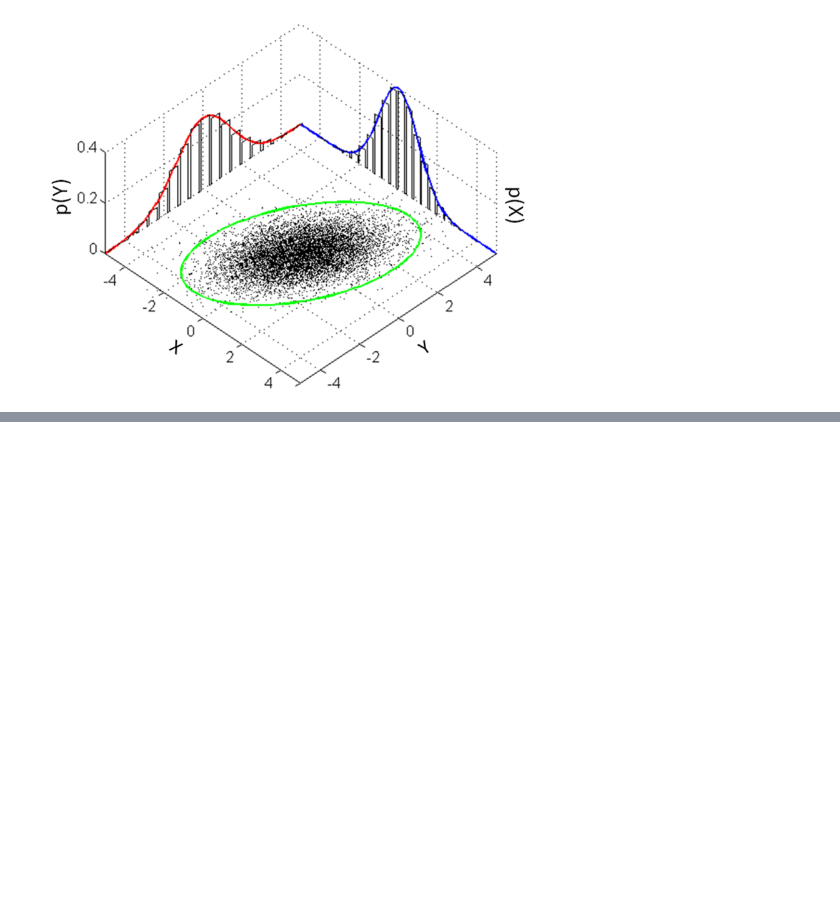
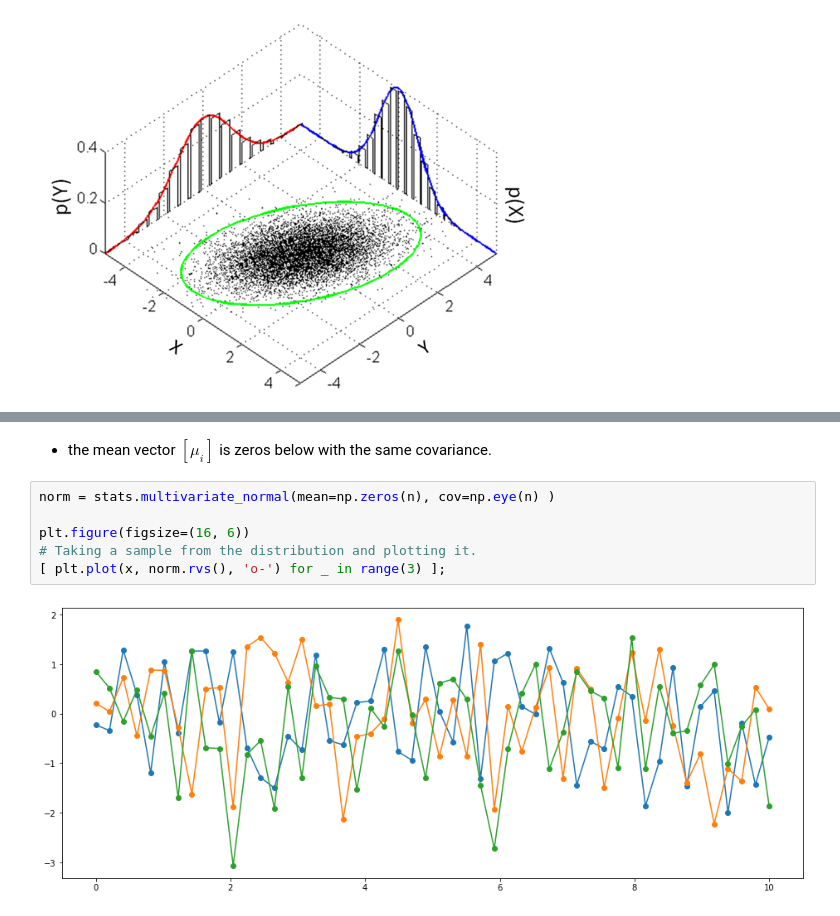
Before and after one commit to yongduek/lectures, a Jupyter notebook: ML_Topics/GP/Intuitive_GP_RitchieVink.ipynb, the cells around one changed output, grey strips where cells are left out. Saved outputs shown, nothing was run; the diff lists cells and outputs as text; blank space fills up the shorter version.

```diff
--- a/ML_Topics/GP/Intuitive_GP_RitchieVink.ipynb
+++ b/ML_Topics/GP/Intuitive_GP_RitchieVink.ipynb
@@ -29,0 +96,10 @@ Image(filename='figs/marginal.png', width=500)
+# %% [markdown]
+- the mean vector $[\mu_i]$ is zeros below with the same covariance.
+# %%
+norm = stats.multivariate_normal(mean=np.zeros(n), cov=np.eye(n) )
+
+plt.figure(figsize=(16, 6))
+# Taking a sample from the distribution and plotting it.
+[ plt.plot(x, norm.rvs(), 'o-') for _ in range(3) ];
+# %% [output]
+[figure, added]
```
Also changed, not shown: parts of 14 cells of this notebook, 1 other file.
